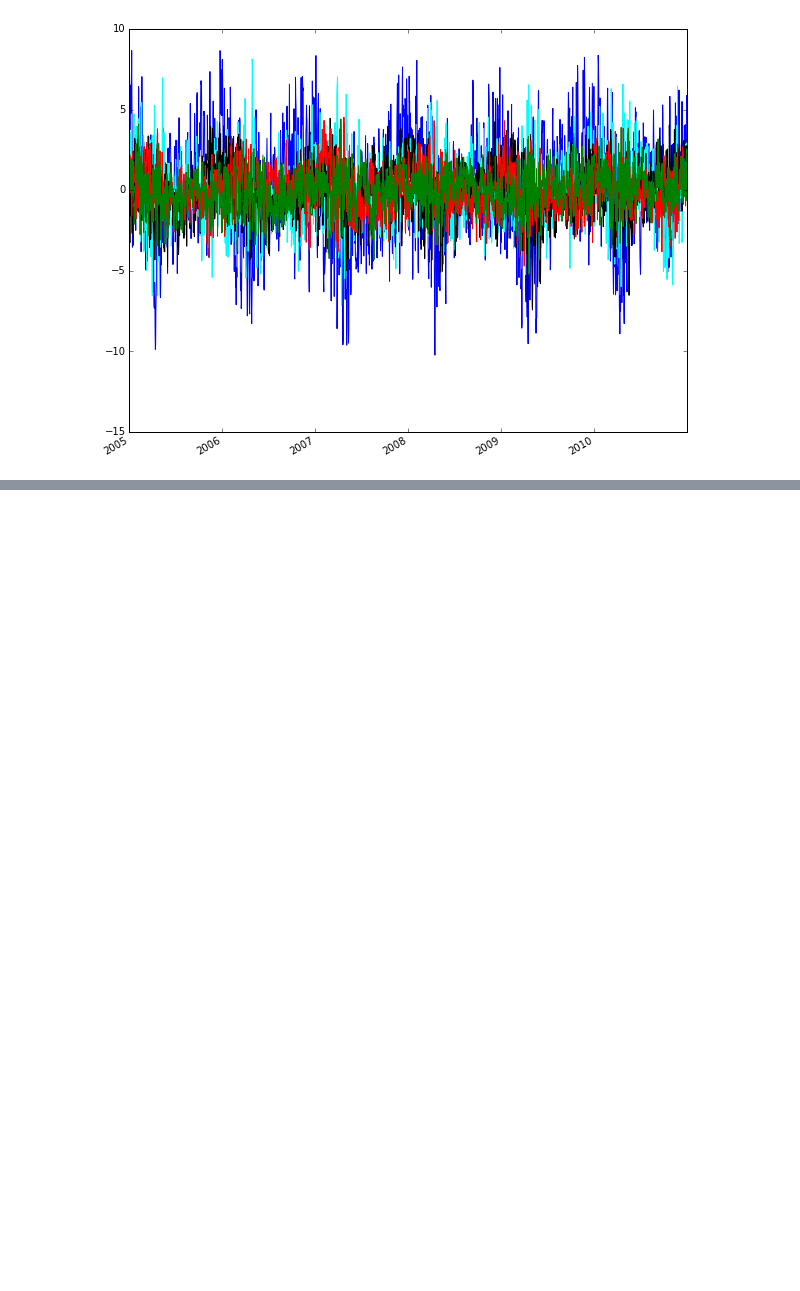
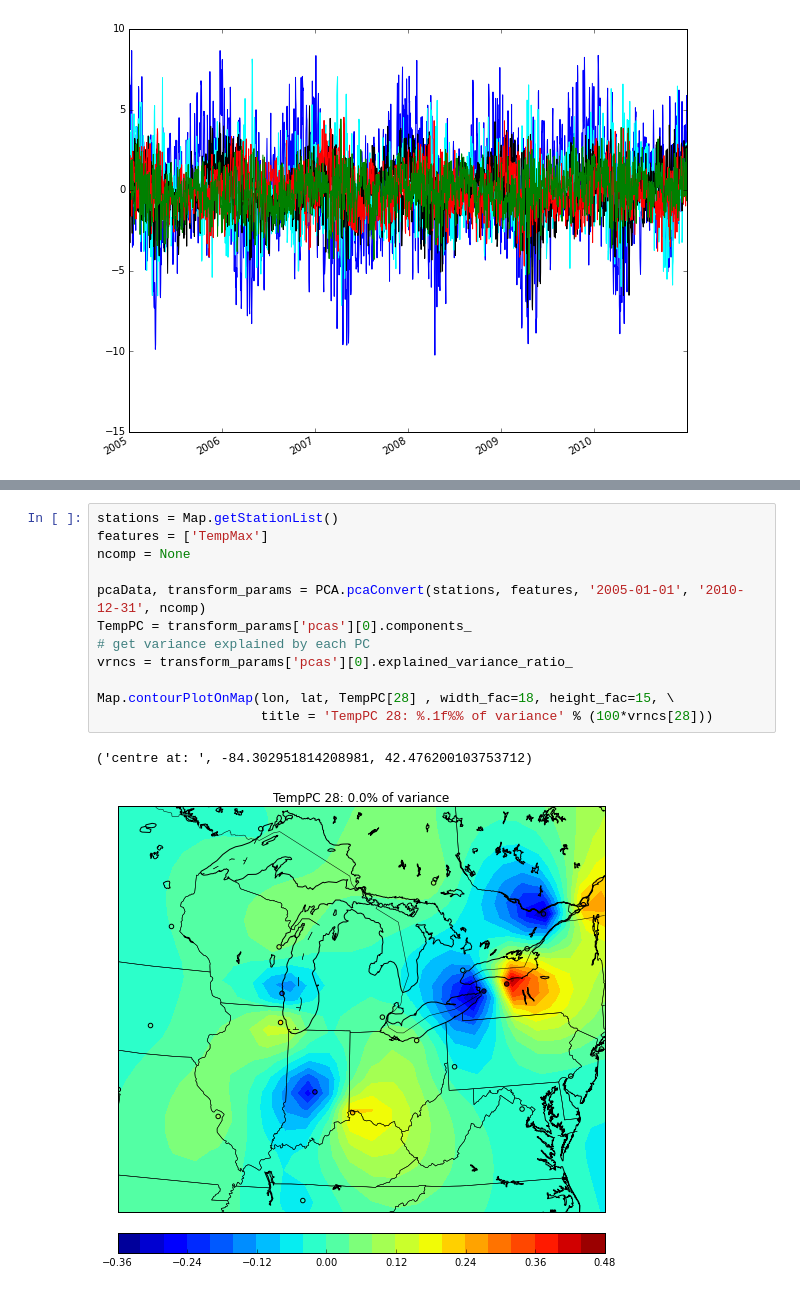
Before and after one commit to majorgowan/wpwp, a Jupyter notebook: Scraping/Notebooks/wU_PCA_Analysis.ipynb, the cells around one changed output, grey strips where cells are left out. Drawn from its saved outputs; the diff is of its cells as text; blank space fills up the shorter version.

```diff
--- a/Scraping/Notebooks/wU_PCA_Analysis.ipynb
+++ b/Scraping/Notebooks/wU_PCA_Analysis.ipynb
@@ -123,0 +172,15 @@ Map.contourPlotOnMap(lon, lat, TempPC[:,4] , width_fac=16, height_fac=14, \
+# %%
+stations = Map.getStationList()
+features = ['TempMax']
+ncomp = None
+
+pcaData, transform_params = PCA.pcaConvert(stations, features, '2005-01-01', '2010-12-31', ncomp)
+TempPC = transform_params['pcas'][0].components_
+# get variance explained by each PC
+vrncs = transform_params['pcas'][0].explained_variance_ratio_
+
+Map.contourPlotOnMap(lon, lat, TempPC[28] , width_fac=18, height_fac=15, \
+                     title = 'TempPC 28: %.1f%% of variance' % (100*vrncs[28]))
+# %% [output]
+('centre at: ', -84.302951814208981, 42.476200103753712)
+[figure, added]
```
Also changed, not shown: parts of 5 cells of this notebook, 7 other files.
